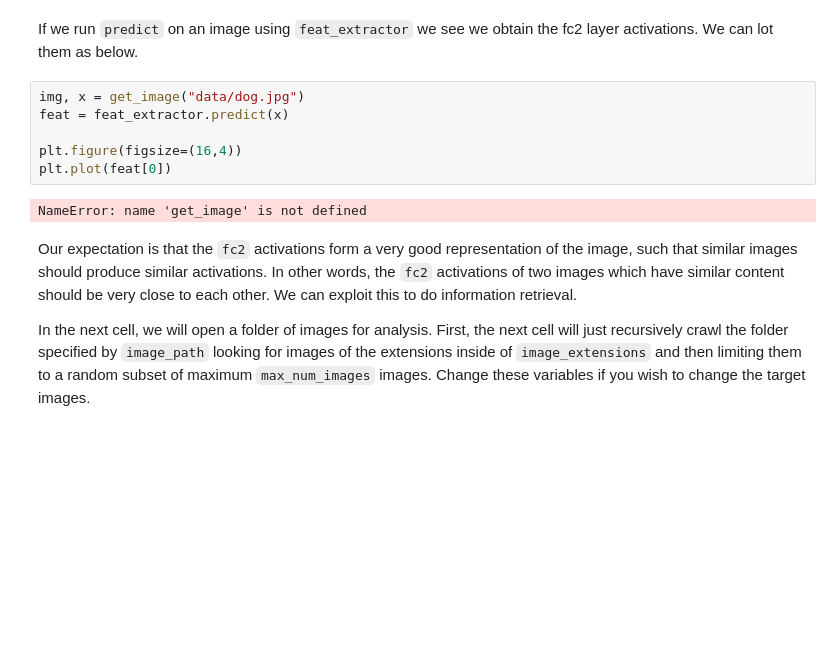
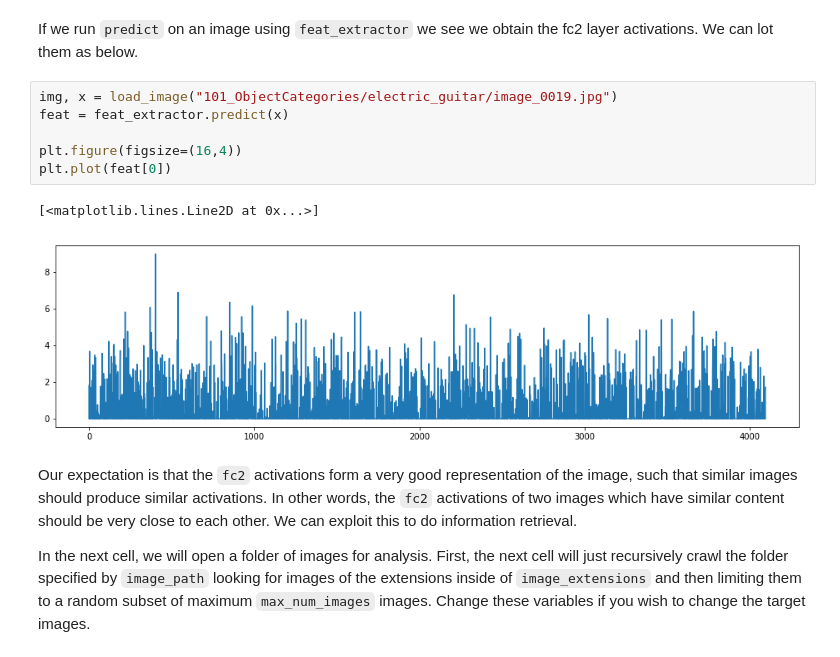
Before and after one commit to genekogan/course-ml4a, a Jupyter notebook: notebooks/08a_image_search.ipynb, the cells around one changed output. Saved outputs shown, nothing was run; the diff lists cells and outputs as text; blank space fills up the shorter version.

```diff
--- a/notebooks/08a_image_search.ipynb
+++ b/notebooks/08a_image_search.ipynb
@@ -132,13 +132,14 @@ _________________________________________________________________
 # %% [markdown]
 If we run `predict` on an image using `feat_extractor` we see we obtain the fc2 layer activations. We can lot them as below.
 # %%
-img, x = get_image("data/dog.jpg")
+img, x = load_image("101_ObjectCategories/electric_guitar/image_0019.jpg")
 feat = feat_extractor.predict(x)
 
 plt.figure(figsize=(16,4))
 plt.plot(feat[0])
 # %% [output]
-NameError: name 'get_image' is not defined
+[<matplotlib.lines.Line2D at 0x...>]
+[figure, added]
 # %% [markdown]
 Our expectation is that the `fc2` activations form a very good representation of the image, such that similar images should produce similar activations. In other words, the `fc2` activations of two images which have similar content should be very close to each other. We can exploit this to do information retrieval.
 
```
Also changed, not shown: parts of 4 cells of this notebook, 3 other files.
